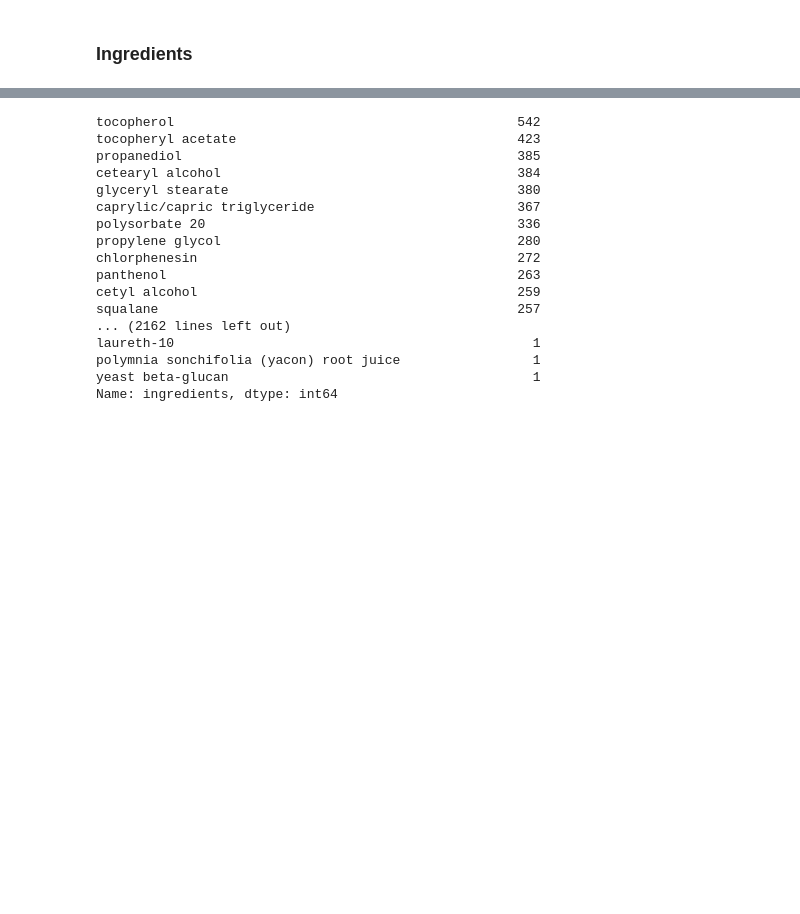
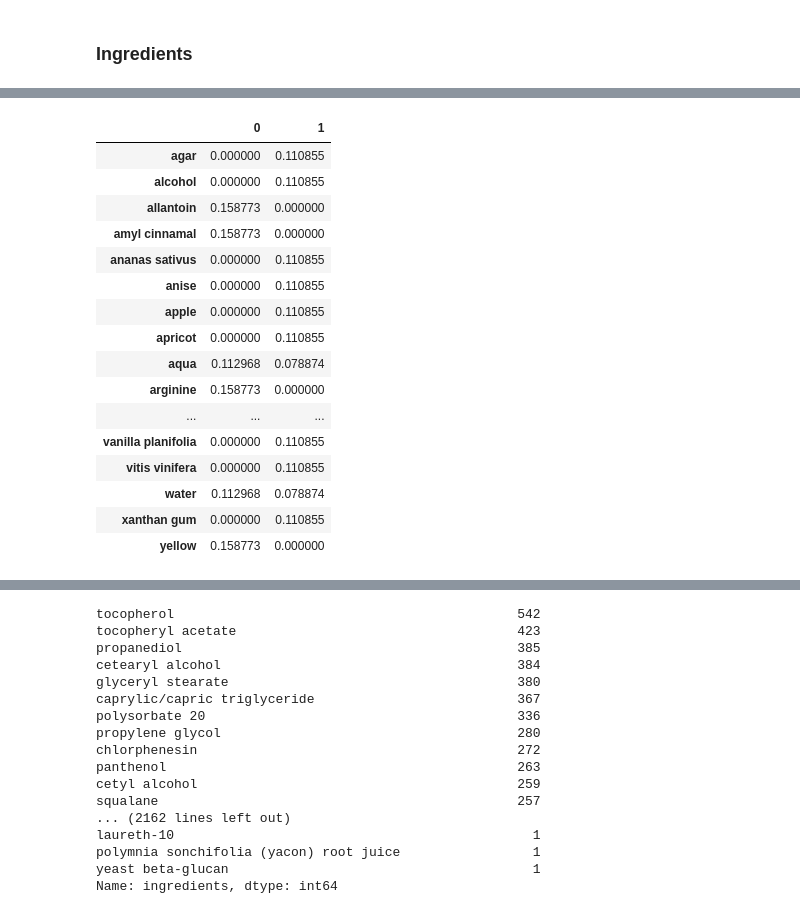
Before and after one commit to paulqsims/insight_project, a Jupyter notebook: notebooks/DataCleaning.ipynb, the cells around one changed output, grey strips where cells are left out. Saved outputs shown, nothing was run; the diff lists cells and outputs as text; code cells hidden in the pictures; blank space fills up the shorter version.

```diff
--- a/notebooks/DataCleaning.ipynb
+++ b/notebooks/DataCleaning.ipynb
@@ -321,0 +317,2 @@ df_raw.shape
+# %%
+test = df_raw['ingredients'].unique()[:2]
@@ -321,0 +325,30 @@ df_raw.shape
+# %%
+from sklearn.feature_extraction.text import TfidfVectorizer
+
+tf_idf_vect = TfidfVectorizer(token_pattern='(?u)[a-zA-Z][a-z ]+'
+)
+# %%
+text_tfidf = tf_idf_vect.fit_transform(test)
+# %%
+df2 = pd.DataFrame(text_tfidf.toarray().transpose(),
+                   index=tf_idf_vect.get_feature_names())
+# %%
+df2
+# %% [output]
+|  | 0 | 1 |
+| agar | 0.000000 | 0.110855 |
+| alcohol | 0.000000 | 0.110855 |
+| allantoin | 0.158773 | 0.000000 |
+| amyl cinnamal | 0.158773 | 0.000000 |
+| ananas sativus | 0.000000 | 0.110855 |
+| anise | 0.000000 | 0.110855 |
+| apple | 0.000000 | 0.110855 |
+| apricot | 0.000000 | 0.110855 |
+| aqua | 0.112968 | 0.078874 |
+| arginine | 0.158773 | 0.000000 |
+| ... | ... | ... |
+| vanilla planifolia | 0.000000 | 0.110855 |
+| vitis vinifera | 0.000000 | 0.110855 |
+| water | 0.112968 | 0.078874 |
+| xanthan gum | 0.000000 | 0.110855 |
+| yellow | 0.158773 | 0.000000 |
```
Also changed, not shown: parts of 21 cells of this notebook.
